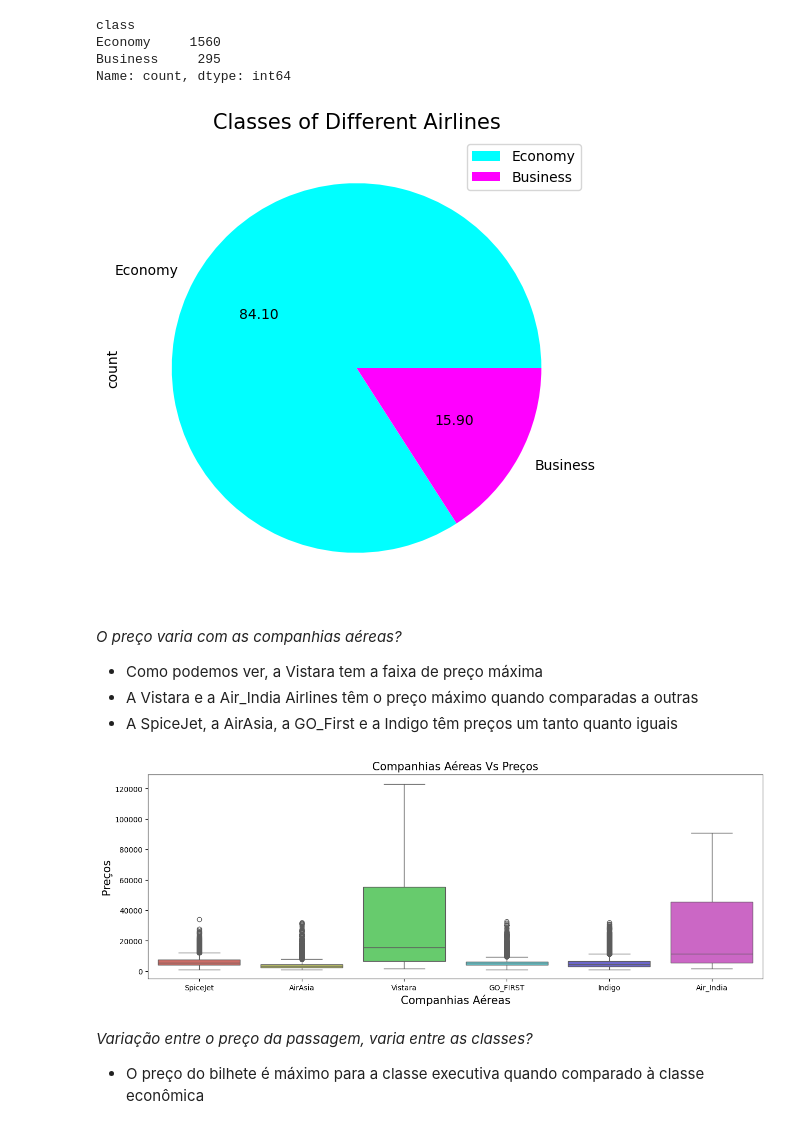
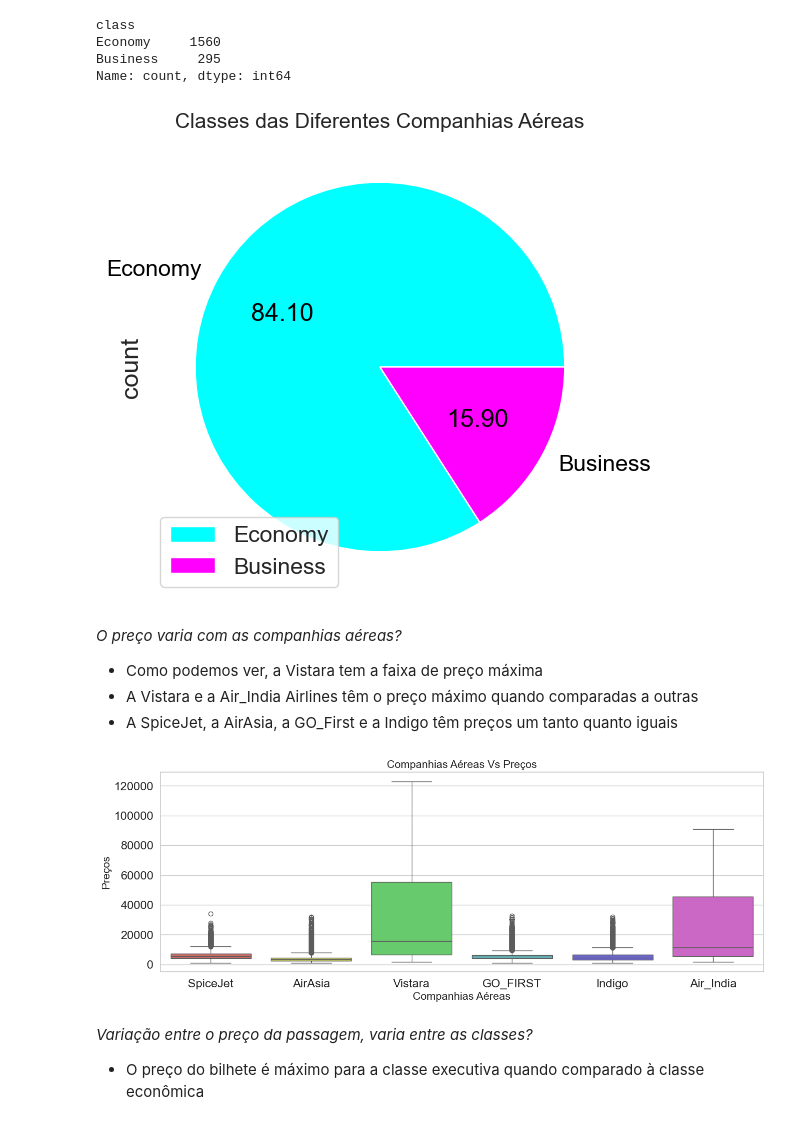
Before and after one commit to ElyssonAlvs/Machine_Learning, a Jupyter notebook: Flight_Prediction/Códigos/Flight_Regression.ipynb, the cells around one changed output. Drawn from its saved outputs; the diff is of its cells as text; code cells hidden in the pictures.

```diff
--- a/Flight_Prediction/Códigos/Flight_Regression.ipynb
+++ b/Flight_Prediction/Códigos/Flight_Regression.ipynb
@@ -24,15 +24,13 @@ import pandas as pd
 import numpy as np
 import matplotlib.pyplot as plt
 import seaborn as sns
-from sklearn.model_selection import train_test_split
 from sklearn.feature_selection import mutual_info_regression
 import warnings
 warnings.filterwarnings('ignore')
 pd.set_option('display.max_columns',None)
-import os
 
 # Carregar o dataset enviado pelo usuário
-df = pd.read_csv(r'C:\Users\elyss\OneDrive\Área de Trabalho\Machine_Learning\Flight_Prediction\Dados\Clean_Dataset.csv')
+df = pd.read_csv(r'C:\Users\elyss\OneDrive\Área de Trabalho\Machine_Learning\Flight_Prediction\Dados\Flight_Data.csv')
 
 # Exibir as primeiras linhas do dataset para análise inicial
 print(df.info())
@@ -248,5 +220,11 @@ plt.show()
 é percetível a grande quantidade de ocorrência em **Indigo**.
 # %%
 plt.figure(figsize=(20, 10))
-sns.barplot(x='airline',y='price',hue="class",data=df_exploracao.sort_values("price")).set_title('Preços das Companhias aéreas com a classe do voo',fontsize=20)
+barplot = sns.barplot(x='airline', y='price', hue="class", data=df_exploracao.sort_values("price"))
+barplot.set_title('Preços das Companhias aéreas com a classe do voo', fontsize=20)
+barplot.set_xlabel('Companhias aéreas', fontsize=15)
+barplot.set_ylabel('Preço', fontsize=15)
+sns.set(font_scale=1.5)
+sns.set_style("whitegrid")
+sns.set_palette("husl")
 # %% [output]
@@ -266,11 +243,11 @@ Name: count, dtype: int64
 # %%
 plt.figure(figsize=(8,6))
 df2['class'].value_counts().plot(kind='pie',textprops={'color':'black'},autopct='%.2f',cmap='cool')
-plt.title('Classes of Different Airlines',fontsize=15)
+plt.title('Classes das Diferentes Companhias Aéreas',fontsize=15)
 plt.legend(['Economy','Business'])
 plt.show()
 # %% [output]
-[figure, old version]
+[figure, new version]
 # %% [markdown]
 *O preço varia com as companhias aéreas?*
 
@@ -285,7 +262,7 @@ plt.xlabel('Companhias Aéreas',fontsize=15)
 plt.ylabel('Preços',fontsize=15)
 plt.show()
 # %% [output]
-[figure, old version]
+[figure, new version]
 # %% [markdown]
 *Variação entre o preço da passagem, varia entre as classes?*
 
```
Also changed, not shown: parts of 22 cells of this notebook, 1 other file.
